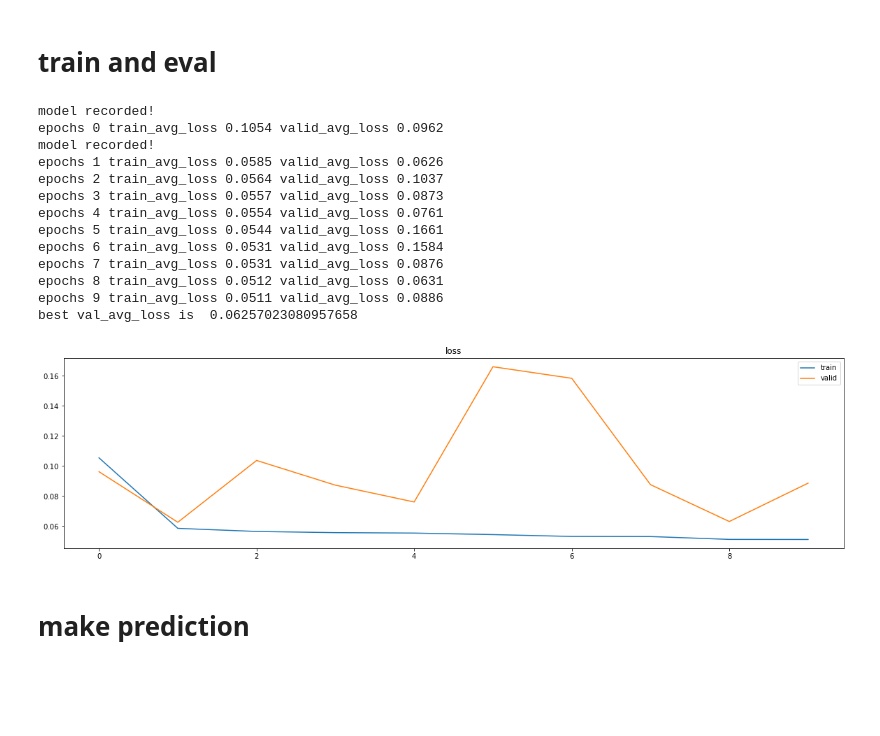
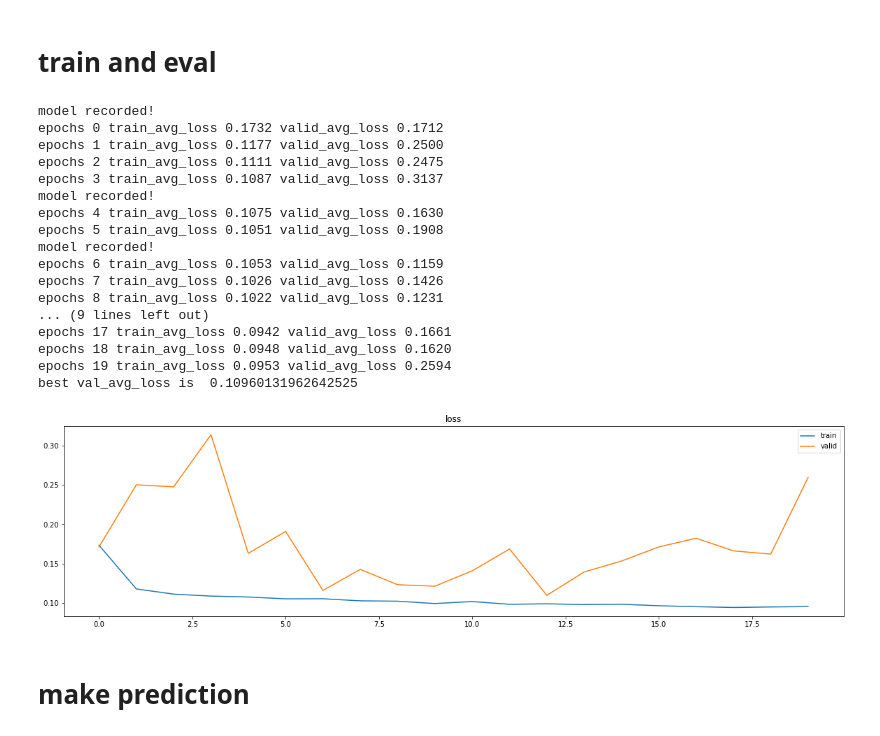
Before and after one commit to skywalker0803r/pa_0510, a Jupyter notebook: notebook/Critic.ipynb, the cells around one changed output. Drawn from its saved outputs; the diff is of its cells as text; code cells hidden in the pictures; blank space fills up the shorter version.

```diff
--- a/notebook/Critic.ipynb
+++ b/notebook/Critic.ipynb
@@ -185,7 +185,7 @@ optimizer = torch.optim.Adam(net.parameters(),lr=1e-3)
 def loss_function(output,stream,target_output,target_stream):
     loss1 = ((output-target_output)**2).sum()
     loss2 = ((stream-target_stream)**2).sum()
-    return 0.5*loss1 + 0.0*loss2
+    return 1.0*loss1 + 0.0*loss2
 # %% [markdown]
 # train and eval
 # %%
@@ -248,22 +248,26 @@ def train(net,train_iter,valid_iter,loss_function,optimizer,num_epochs=100):
 
     return best_net.eval()
 # %%
-net = train(net,train_iter,valid_iter,loss_function,optimizer,num_epochs=10)
+net = train(net,train_iter,valid_iter,loss_function,optimizer,num_epochs=20)
 # %% [output]
 model recorded!
-epochs 0 train_avg_loss 0.1054 valid_avg_loss 0.0962
+epochs 0 train_avg_loss 0.1732 valid_avg_loss 0.1712
+epochs 1 train_avg_loss 0.1177 valid_avg_loss 0.2500
+epochs 2 train_avg_loss 0.1111 valid_avg_loss 0.2475
+epochs 3 train_avg_loss 0.1087 valid_avg_loss 0.3137
 model recorded!
-epochs 1 train_avg_loss 0.0585 valid_avg_loss 0.0626
-epochs 2 train_avg_loss 0.0564 valid_avg_loss 0.1037
-epochs 3 train_avg_loss 0.0557 valid_avg_loss 0.0873
-epochs 4 train_avg_loss 0.0554 valid_avg_loss 0.0761
-epochs 5 train_avg_loss 0.0544 valid_avg_loss 0.1661
-epochs 6 train_avg_loss 0.0531 valid_avg_loss 0.1584
-epochs 7 train_avg_loss 0.0531 valid_avg_loss 0.0876
-epochs 8 train_avg_loss 0.0512 valid_avg_loss 0.0631
-epochs 9 train_avg_loss 0.0511 valid_avg_loss 0.0886
-best val_avg_loss is  0.06257023080957658
+epochs 4 train_avg_loss 0.1075 valid_avg_loss 0.1630
+epochs 5 train_avg_loss 0.1051 valid_avg_loss 0.1908
+model recorded!
+epochs 6 train_avg_loss 0.1053 valid_avg_loss 0.1159
+epochs 7 train_avg_loss 0.1026 valid_avg_loss 0.1426
+epochs 8 train_avg_loss 0.1022 valid_avg_loss 0.1231
+... (9 lines left out)
+epochs 17 train_avg_loss 0.0942 valid_avg_loss 0.1661
+epochs 18 train_avg_loss 0.0948 valid_avg_loss 0.1620
+epochs 19 train_avg_loss 0.0953 valid_avg_loss 0.2594
+best val_avg_loss is  0.10960131962642525
-[figure, old version]
+[figure, new version]
 # %% [markdown]
 # make prediction
 # %%
```
Also changed, not shown: parts of 4 cells of this notebook, 10 other files.
